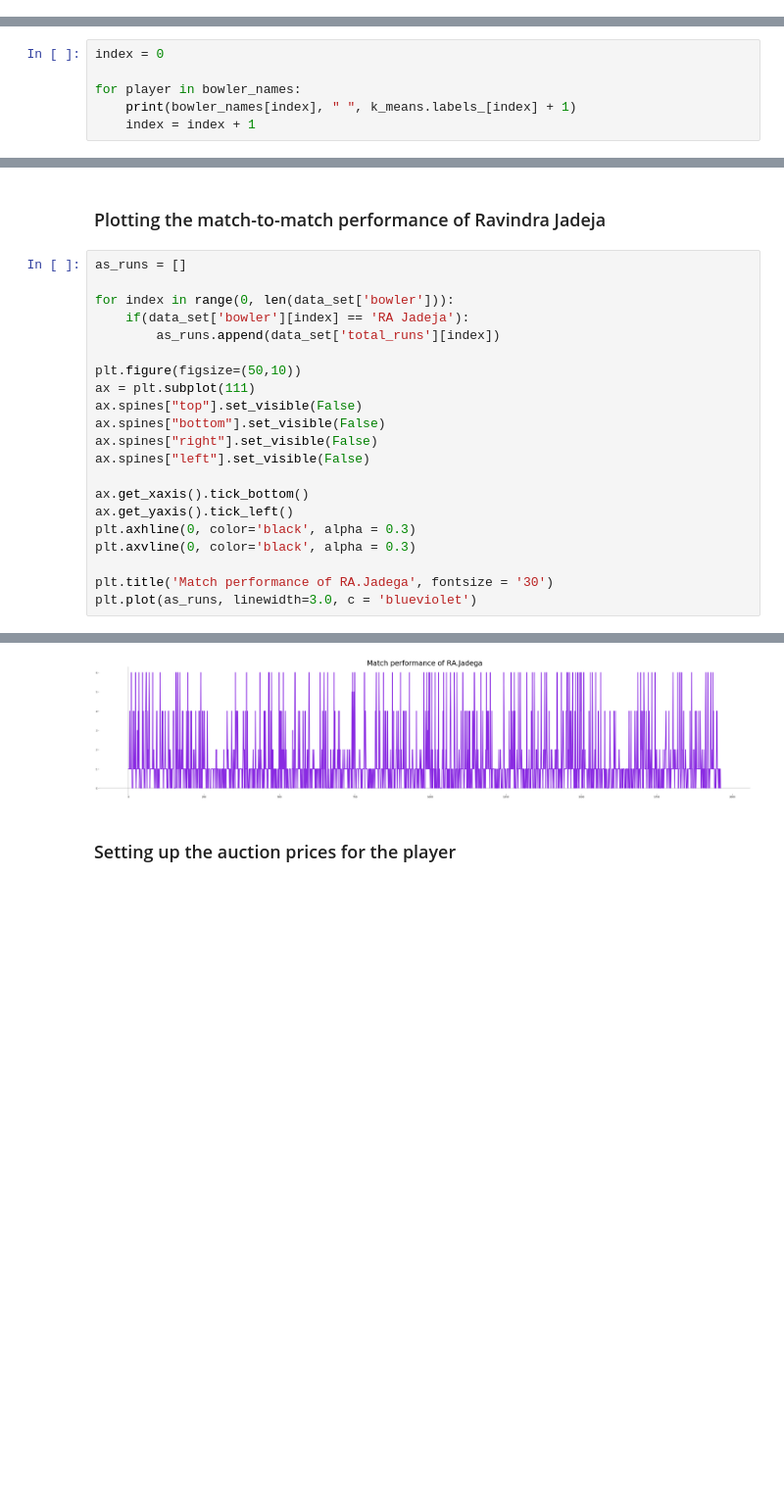
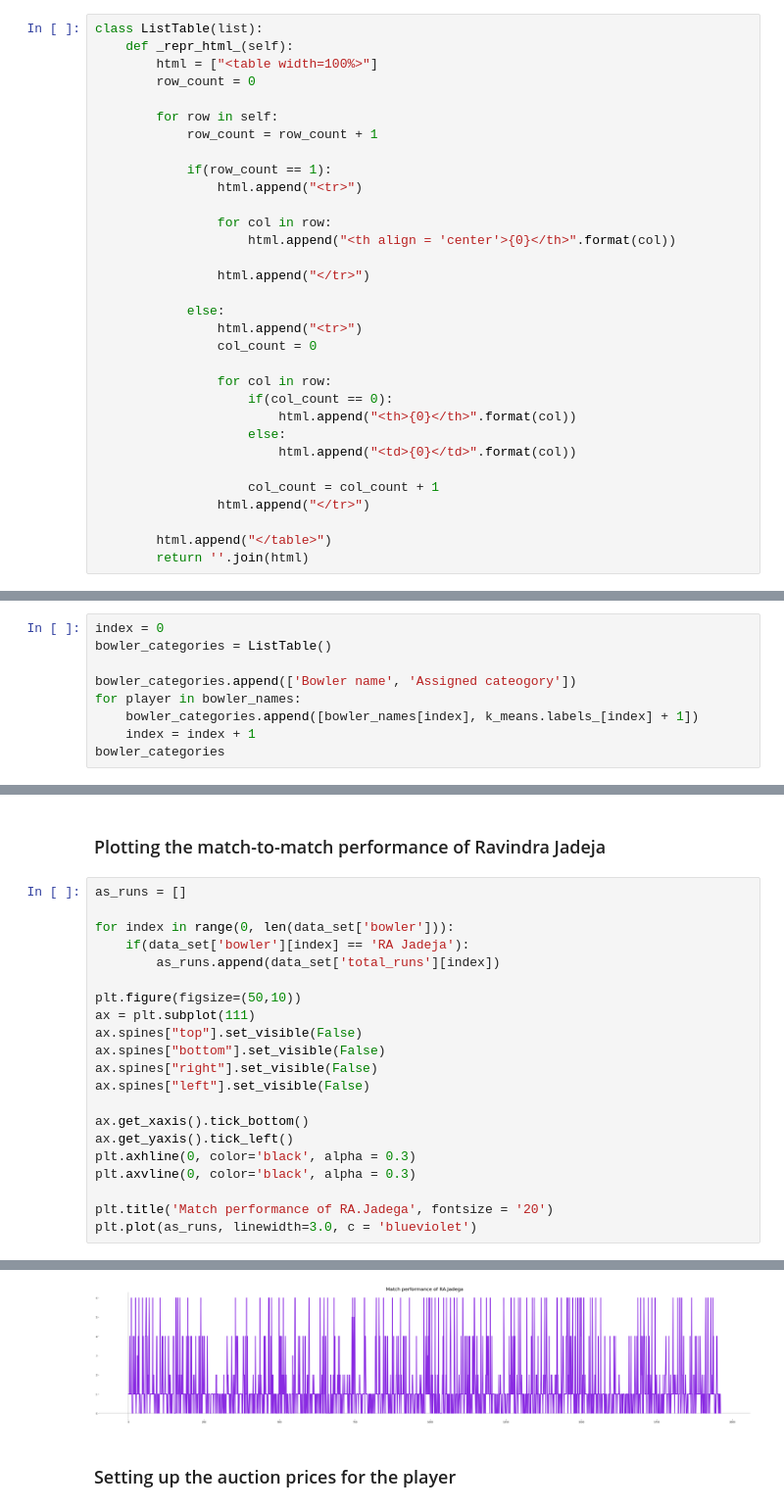
Before and after one commit to AnshulHedau/IPL_Insights, a Jupyter notebook: IPL - Bowler Analysis.ipynb, the cells around one changed output, grey strips where cells are left out. Shown at 98% size. Saved outputs shown, nothing was run; the diff lists cells and outputs as text; blank space fills up the shorter version.

```diff
--- a/IPL - Bowler Analysis.ipynb
+++ b/IPL - Bowler Analysis.ipynb
@@ -69,3 +72,35 @@ print(data_set.columns.values)
+# %%
+class ListTable(list):
+    def _repr_html_(self):
+        html = ["<table width=100%>"]
+        row_count = 0
+
+        for row in self:
+            row_count = row_count + 1
+
+            if(row_count == 1):
+                html.append("<tr>")
+
+                for col in row:
+                    html.append("<th align = 'center'>{0}</th>".format(col))
+
+                html.append("</tr>")
+
+            else:
+                html.append("<tr>")
+                col_count = 0
+
+                for col in row:
+                    if(col_count == 0):
+                        html.append("<th>{0}</th>".format(col))
+                    else:
+                        html.append("<td>{0}</td>".format(col))
+
+                    col_count = col_count + 1
+                html.append("</tr>")
+
+        html.append("</table>")
+        return ''.join(html)
 # %% [markdown]
 ## Calculating the performance of the bowlers
 # %% [markdown]
@@ -461,8 +511,11 @@ axes_3d.scatter(total_strike_rates,total_bowling_average,total_economy_rates,c=k
 ## Printing the players in different categories
 # %%
 index = 0
+bowler_categories = ListTable()
 
+bowler_categories.append(['Bowler name', 'Assigned cateogory'])
 for player in bowler_names:
-    print(bowler_names[index], " ", k_means.labels_[index] + 1)
+    bowler_categories.append([bowler_names[index], k_means.labels_[index] + 1])
     index = index + 1
+bowler_categories
 # %% [output]
@@ -490,27 +542,27 @@ KS Williamson   4
 # %%
 as_runs = []
 
 for index in range(0, len(data_set['bowler'])):
     if(data_set['bowler'][index] == 'RA Jadeja'):
         as_runs.append(data_set['total_runs'][index])
 
 plt.figure(figsize=(50,10))
 ax = plt.subplot(111)
 ax.spines["top"].set_visible(False)
 ax.spines["bottom"].set_visible(False)
 ax.spines["right"].set_visible(False)
 ax.spines["left"].set_visible(False)
 
 ax.get_xaxis().tick_bottom()
 ax.get_yaxis().tick_left()
 plt.axhline(0, color='black', alpha = 0.3)
 plt.axvline(0, color='black', alpha = 0.3)
 
-plt.title('Match performance of RA.Jadega', fontsize = '30')
+plt.title('Match performance of RA.Jadega', fontsize = '20')
 plt.plot(as_runs, linewidth=3.0, c = 'blueviolet')
 # %% [output]
 [<matplotlib.lines.Line2D at 0x...>]
-[figure, old version]
+[figure, new version]
 # %% [markdown]
 ### Setting up the auction prices for the player
 # %%
```
Also changed, not shown: parts of 8 cells of this notebook, 3 other files.
